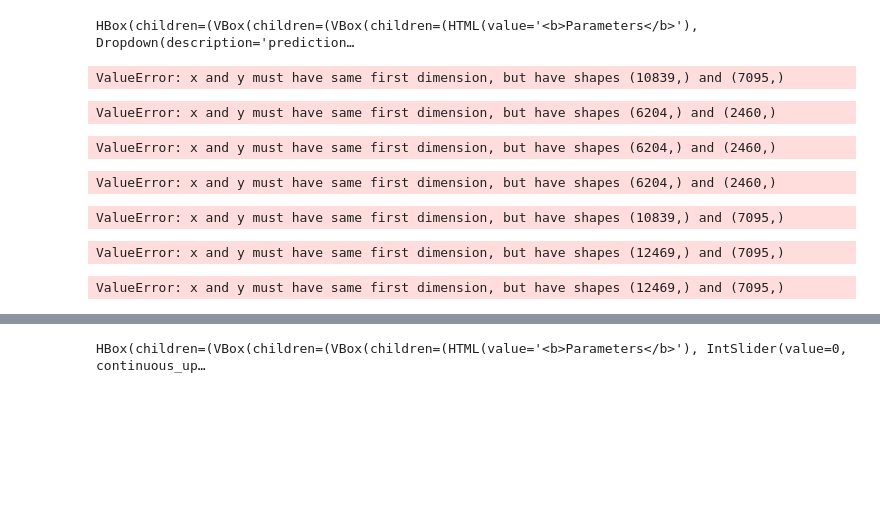
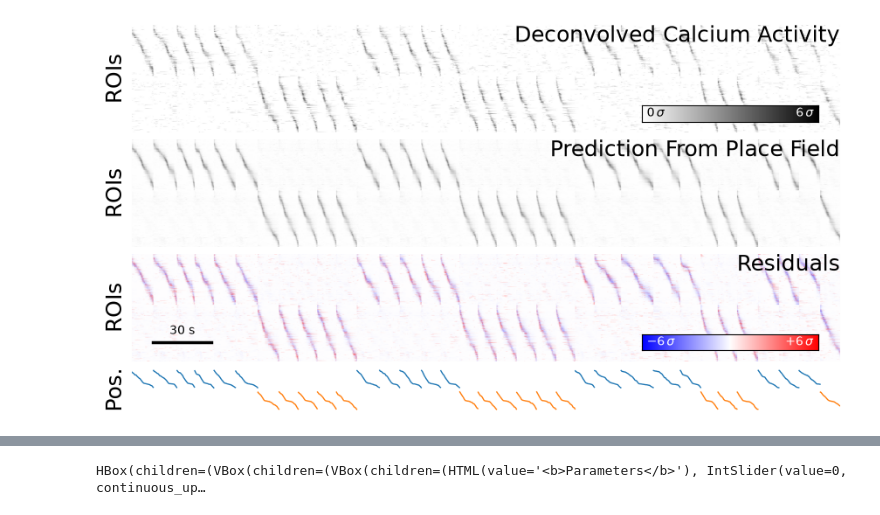
Before and after one commit to landoskape/vrAnalysis, a Jupyter notebook: dimensionality_manuscript/dim_intro_primary.ipynb, the cells around one changed output, grey strips where cells are left out. Cells and saved outputs as stored; diff of their text form; code cells hidden in the pictures; blank space fills up the shorter version.

```diff
--- a/dimensionality_manuscript/dim_intro_primary.ipynb
+++ b/dimensionality_manuscript/dim_intro_primary.ipynb
@@ -48,14 +48,17 @@ session_id = "701"
 spks_type = "sigrebase"
 session = B2Session.create(mouse_name, date, session_id, dict(spks_type=spks_type))
 
-return_syd_viewer = True
+return_syd_viewer = False
 fig = stacked_raster_plot(
     session,
     prediction_from="placefield",
     figsize=(8.5, 4.5),
+    xslice=slice(2835, 5000),
     show_position=True,
     position_height=0.4,
     show_zero_sigma=True,
+    show_scalebar=True,
+    scalebar_seconds=30,
     return_syd_viewer=return_syd_viewer,
 )
 
@@ -65,7 +68,7 @@ if return_syd_viewer:
 else:
     plt.show()
 
-    save_plot = False
+    save_plot = True
     if save_plot:
         save_figure(fig, figure_path / "stacked_raster_plot")
 # %% [output]
@@ -73,11 +75,4 @@ Loading session || elapsed time: 0.0015 seconds
-HBox(children=(VBox(children=(VBox(children=(HTML(value='<b>Parameters</b>'), Dropdown(description='prediction…
-ValueError: x and y must have same first dimension, but have shapes (10839,) and (7095,)
-ValueError: x and y must have same first dimension, but have shapes (6204,) and (2460,)
-ValueError: x and y must have same first dimension, but have shapes (6204,) and (2460,)
-ValueError: x and y must have same first dimension, but have shapes (6204,) and (2460,)
-ValueError: x and y must have same first dimension, but have shapes (10839,) and (7095,)
-ValueError: x and y must have same first dimension, but have shapes (12469,) and (7095,)
-ValueError: x and y must have same first dimension, but have shapes (12469,) and (7095,)
+[figure, added]
 # %%
 mouse_name = "ATL027"
 date = "2023-07-27"
```
Also changed, not shown: parts of 4 cells of this notebook, 4 other files.
